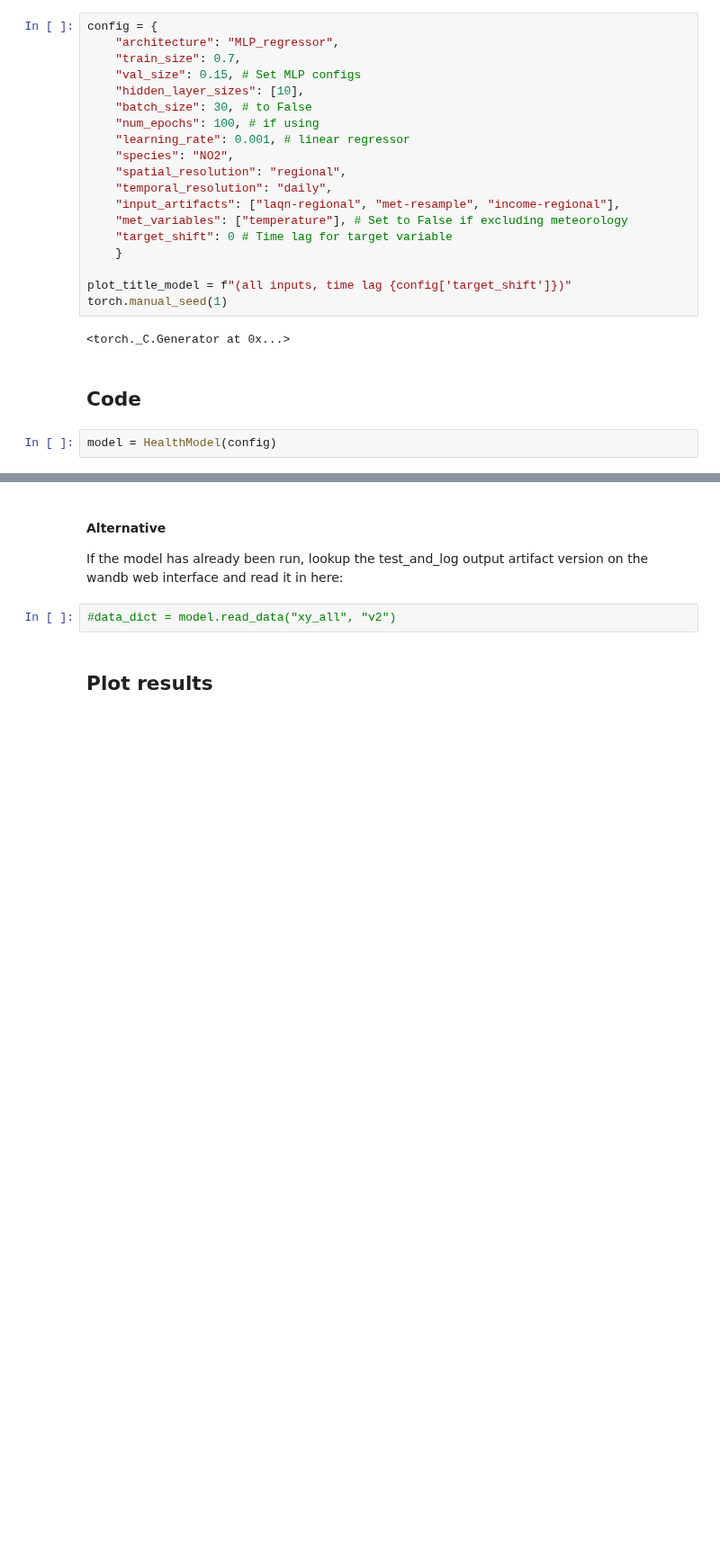
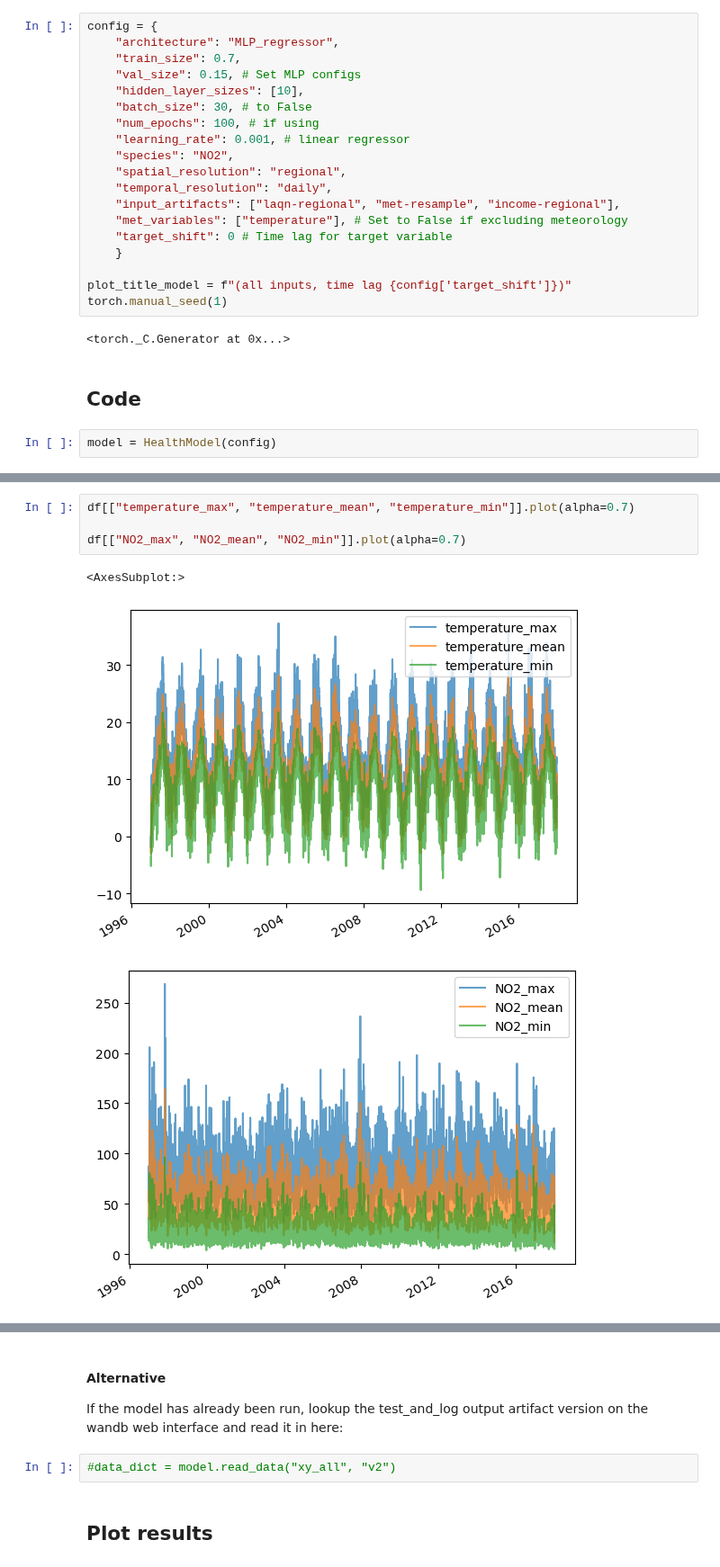
Before and after one commit to michellewl/AQmortality, a Jupyter notebook: mortality_model/regional_regression.ipynb, the cells around one changed output, grey strips where cells are left out. Shown at 90% size. Drawn from its saved outputs; the diff is of its cells as text; blank space fills up the shorter version.

```diff
--- a/mortality_model/regional_regression.ipynb
+++ b/mortality_model/regional_regression.ipynb
@@ -68,3 +84,11 @@ Index(['max_NO2', 'mean_NO2', 'min_NO2', 'temperature_mean', 'temperature_min',
        'temperature_max', 'income', 'deaths'],
       dtype='object')
+# %%
+df[["temperature_max", "temperature_mean", "temperature_min"]].plot(alpha=0.7)
+
+df[["NO2_max", "NO2_mean", "NO2_min"]].plot(alpha=0.7)
+# %% [output]
+<AxesSubplot:>
+[figure, added]
+[figure, added]
 # %%
```
Also changed, not shown: parts of 7 cells of this notebook, 1 other file.
